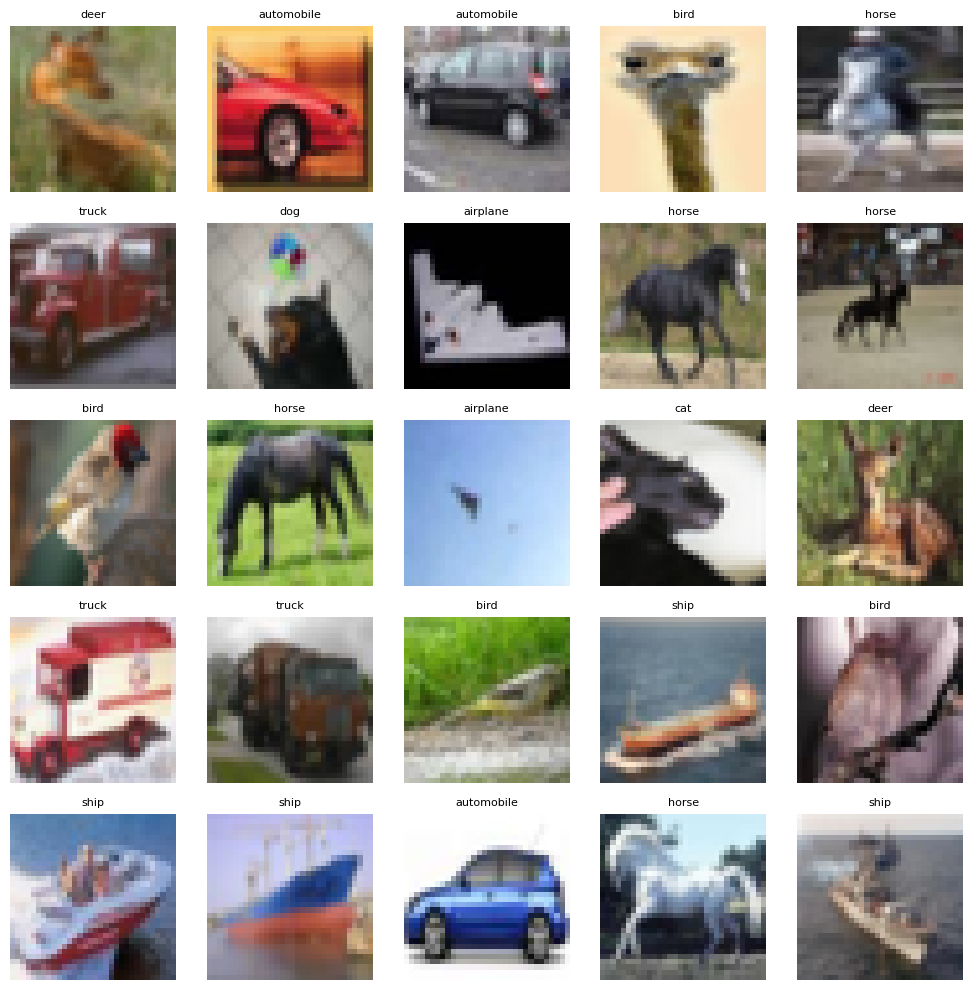
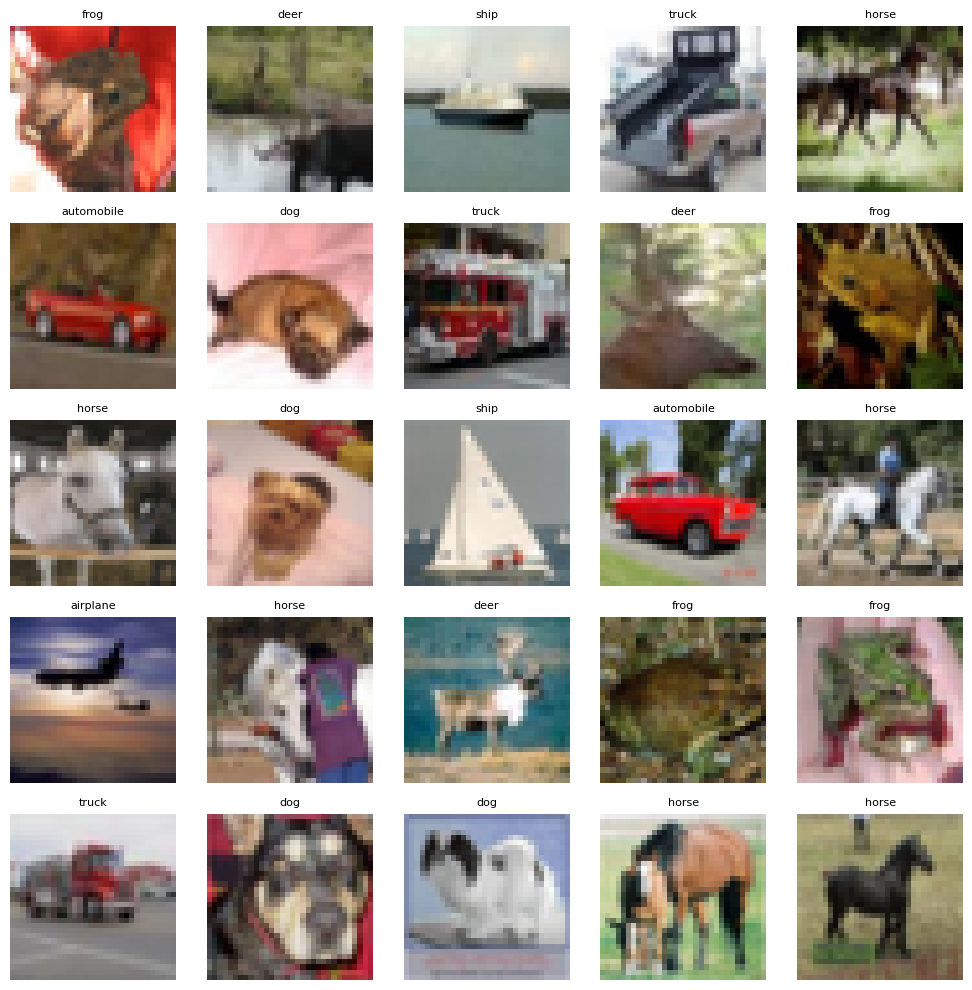
Unified diff of the notebook cell whose output changed from the first chart to the second:
--- before
+++ after
@@ -8,10 +8,2 @@
 plt.tight_layout()
 plt.show()
-
-# RGB Histograms
-plt.figure(figsize=(10, 5))
-for i, color in enumerate(['red', 'green', 'blue']):
-    plt.hist(x_train[:, :, :, i].flatten(), bins=50, color=color, alpha=0.4, label=f'{color.capitalize()} Channel')
-plt.title("Histogram of RGB Channel Intensities")
-plt.legend()
-plt.show()

Commit: Complete EDA with markdown